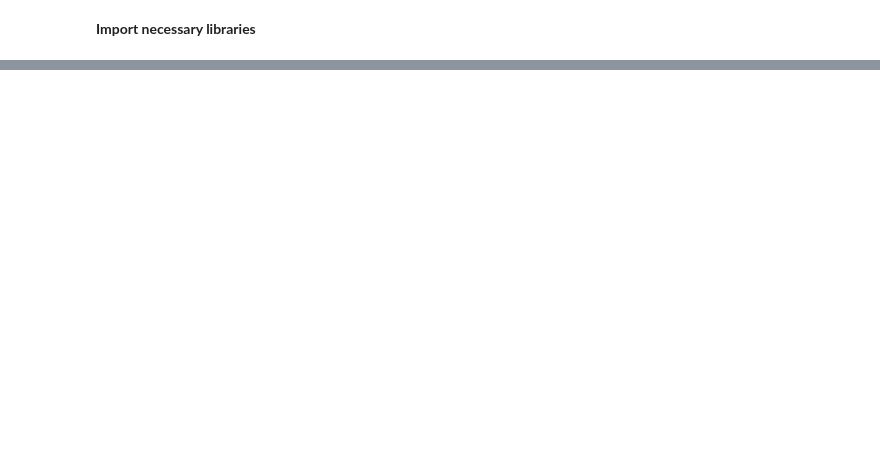
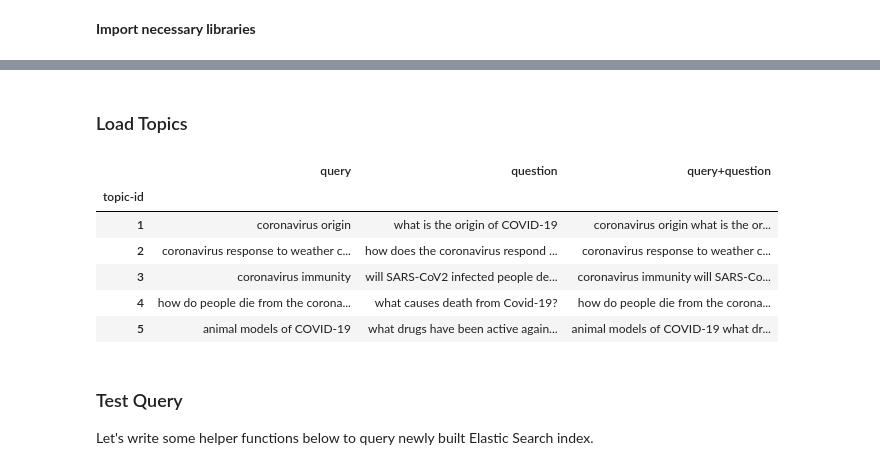
Before and after one commit to hurshd0/TREC-COVID-IR, a Jupyter notebook: notebooks/04_Elasticsearch_Baseline.ipynb, the cells around one changed output, grey strips where cells are left out. Cells and saved outputs as stored; diff of their text form; code cells hidden in the pictures; blank space fills up the shorter version.

```diff
--- a/notebooks/04_Elasticsearch_Baseline.ipynb
+++ b/notebooks/04_Elasticsearch_Baseline.ipynb
@@ -126,0 +215,32 @@ from elastic import *
+# %% [markdown]
+### Load Topics
+# %%
+def load_queries(input_fpath: Path, dtype: str = 'csv', cols_to_keep=['topic-id', 'query', 'question'], index_col=['topic-id']) -> pd.DataFrame:
+    """Loads queries file and returns it as pandas data frame
+    """
+    if dtype == 'csv':
+        df = pd.read_csv(input_fpath, quotechar='"', index_col=index_col, usecols=cols_to_keep)
+        # for each column
+        for col in df.columns:
+            # check if the columns contains string data
+            if pd.api.types.is_string_dtype(df[col]):
+                df[col] = df[col].str.strip() # removes front and end white spaces
+                df[col] = df[col].str.replace('\s{2,}', ' ') # remove double or more white spaces
+    return df
+
+QUERY_FPATH = Path('../data/CORD-19/CORD-19/topics-rnd3.csv')
+query_df = load_queries(QUERY_FPATH)
+query_df['query+question'] = query_df['query'] + ' ' + query_df['question']
+query_df.head()
+# %% [output]
+|  | query | question | query+question |
+| topic-id |  |  |  |
+| 1 | coronavirus origin | what is the origin of COVID-19 | coronavirus origin what is the or... |
+| 2 | coronavirus response to weather c... | how does the coronavirus respond ... | coronavirus response to weather c... |
+| 3 | coronavirus immunity | will SARS-CoV2 infected people de... | coronavirus immunity will SARS-Co... |
+| 4 | how do people die from the corona... | what causes death from Covid-19? | how do people die from the corona... |
+| 5 | animal models of COVID-19 | what drugs have been active again... | animal models of COVID-19 what dr... |
+# %% [markdown]
+### Test Query
+
+Let's write some helper functions below to query newly built Elastic Search index.
```
Also changed, not shown: parts of 46 cells of this notebook, 16 other files.
